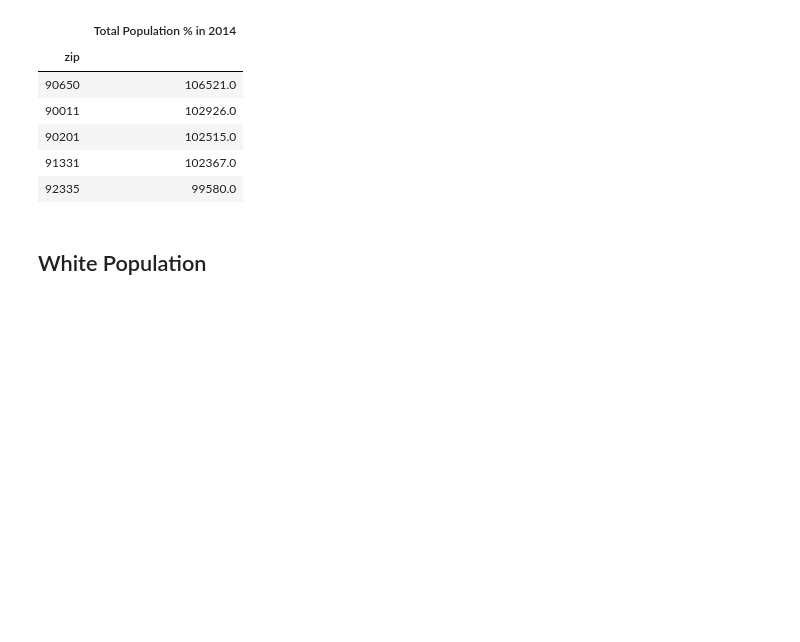
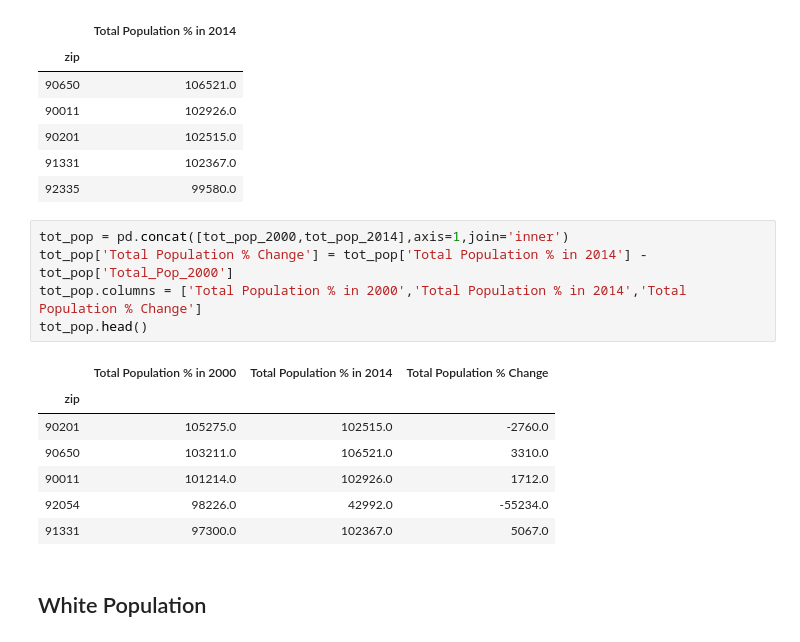
Before and after one commit to Team-Blue-MW/Predicted_Gentrification_in_California, a Jupyter notebook: ETL/Cleaning_usa_data.ipynb, the cells around one changed output. Saved outputs shown, nothing was run; the diff lists cells and outputs as text; blank space fills up the shorter version.

Commit message:
merge and edit Total Population DataFrame.

```diff
--- a/ETL/Cleaning_usa_data.ipynb
+++ b/ETL/Cleaning_usa_data.ipynb
@@ -231,6 +230,19 @@ tot_pop_2014.head()
 | 90201 | 102515.0 |
 | 91331 | 102367.0 |
 | 92335 | 99580.0 |
+# %%
+tot_pop = pd.concat([tot_pop_2000,tot_pop_2014],axis=1,join='inner')
+tot_pop['Total Population % Change'] = tot_pop['Total Population % in 2014'] - tot_pop['Total_Pop_2000']
+tot_pop.columns = ['Total Population % in 2000','Total Population % in 2014','Total Population % Change']
+tot_pop.head()
+# %% [output]
+|  | Total Population % in 2000 | Total Population % in 2014 | Total Population % Change |
+| zip |  |  |  |
+| 90201 | 105275.0 | 102515.0 | -2760.0 |
+| 90650 | 103211.0 | 106521.0 | 3310.0 |
+| 90011 | 101214.0 | 102926.0 | 1712.0 |
+| 92054 | 98226.0 | 42992.0 | -55234.0 |
+| 91331 | 97300.0 | 102367.0 | 5067.0 |
 # %% [markdown]
 ## White Population
 # %%
```
Also changed, not shown: parts of 1 cell of this notebook.
